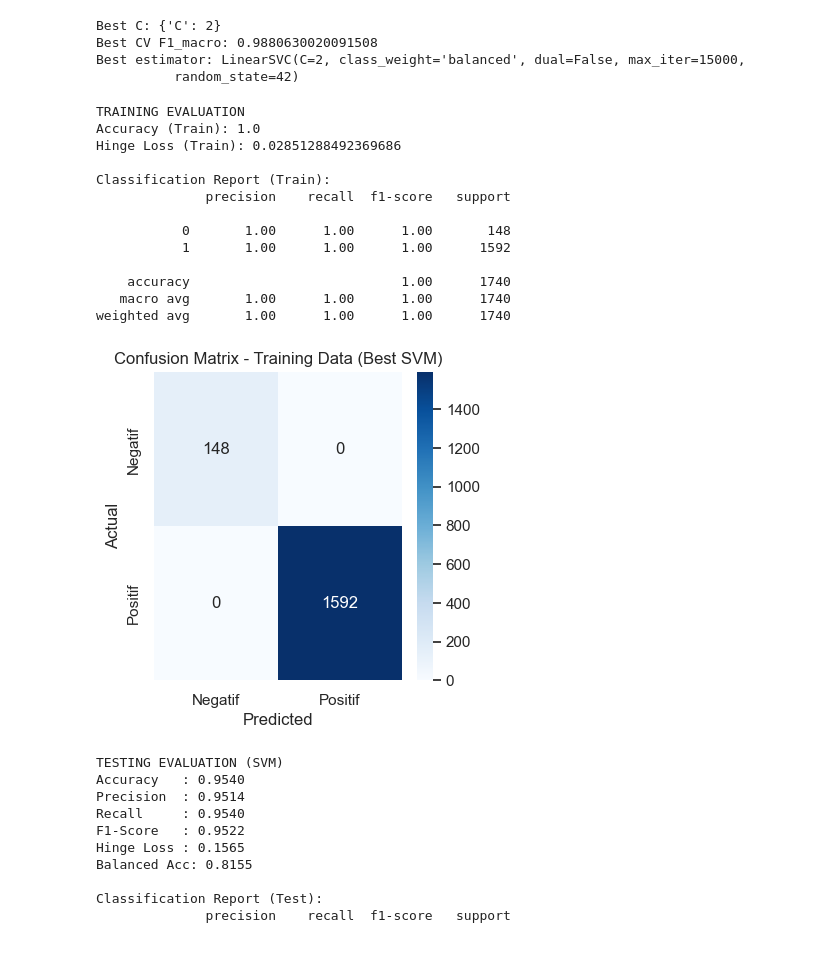
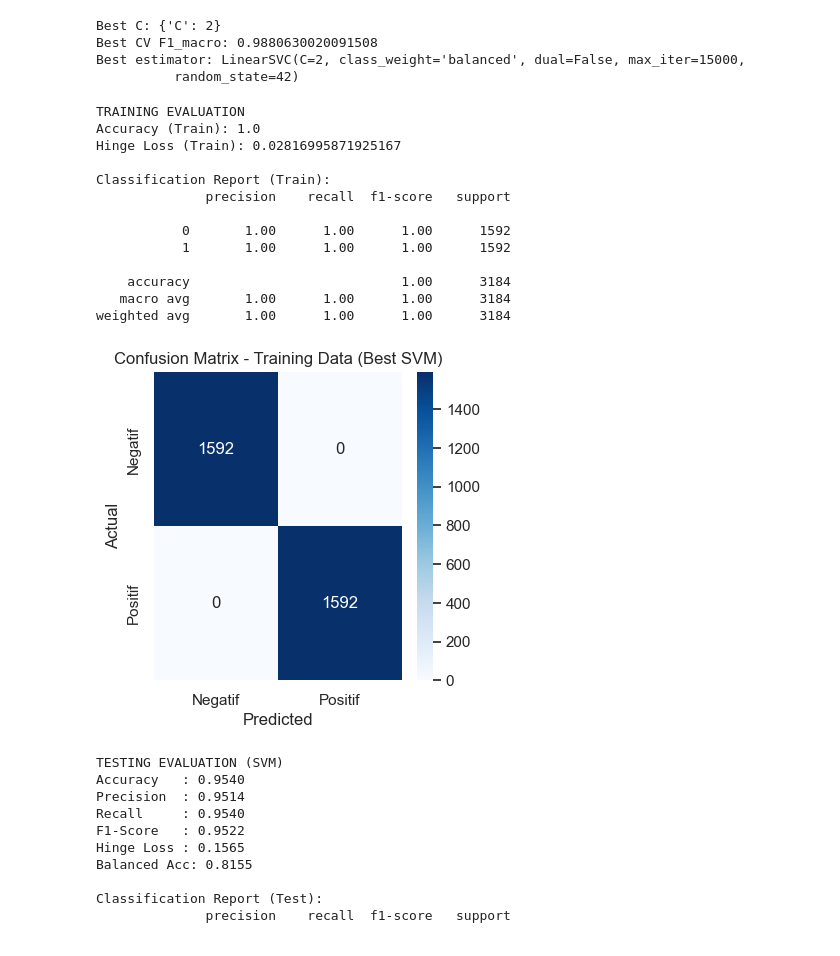
Before and after one commit to RinaldiHamzah/system-sentiment-monitoring-reviews, a Jupyter notebook: analisis/analisis_balance.ipynb, the cells around one changed output. Drawn from its saved outputs; the diff is of its cells as text; code cells hidden in the pictures.

```diff
--- a/analisis/analisis_balance.ipynb
+++ b/analisis/analisis_balance.ipynb
@@ -250,7 +275,8 @@ cv = StratifiedKFold(
 )
 
 param_grid = {
-    'alpha': [0.01, 0.05, 0.1, 0.5, 1.0, 10, 1000]
+    'alpha': [0.01, 0.05, 0.1, 0.5, 1.0, 10, 1000],
+     'norm': [False, True]
 }
 
 grid = GridSearchCV(
@@ -447,47 +474,47 @@ from sklearn.metrics import accuracy_score, classification_report, confusion_mat
 # Prediksi data testing
 print("TRAINING EVALUATION")
 
-y_pred = svm.predict(X_train_tfidf)
-y_score = svm.decision_function(X_train_tfidf)
+y_pred = svm.predict(X_train_bal)
+y_score = svm.decision_function(X_train_bal)
 
-train_acc = accuracy_score(y_train, y_pred)
-train_loss = hinge_loss(y_train, y_score)
+train_acc = accuracy_score(y_train_bal, y_pred)
+train_loss = hinge_loss(y_train_bal, y_score)
 
 print("Accuracy (Train):", train_acc)
 print("Hinge Loss (Train):", train_loss)
 print("\nClassification Report (Train):")
-print(classification_report(y_train, y_pred))
+print(classification_report(y_train_bal, y_pred))
 #confusing matrix
-cm = confusion_matrix(y_train, y_pred)
+cm = confusion_matrix(y_train_bal, y_pred)
 plt.figure(figsize=(4,4))
 sns.heatmap(
     cm,
     annot=True,
     fmt="d",
     cmap="Blues",
     xticklabels=["Negatif", "Positif"],
     yticklabels=["Negatif", "Positif"]
 )
 
 plt.xlabel("Predicted")
 plt.ylabel("Actual")
 plt.title("Confusion Matrix - Training Data (Best SVM)")
 plt.show()
 # %% [output]
 TRAINING EVALUATION
 Accuracy (Train): 1.0
-Hinge Loss (Train): 0.02851288492369686
+Hinge Loss (Train): 0.02816995871925167
 
 Classification Report (Train):
               precision    recall  f1-score   support
 
-           0       1.00      1.00      1.00       148
+           0       1.00      1.00      1.00      1592
            1       1.00      1.00      1.00      1592
 
-    accuracy                           1.00      1740
-   macro avg       1.00      1.00      1.00      1740
-weighted avg       1.00      1.00      1.00      1740
+    accuracy                           1.00      3184
+   macro avg       1.00      1.00      1.00      3184
+weighted avg       1.00      1.00      1.00      3184
-[figure, old version]
+[figure, new version]
 # %%
 from sklearn.metrics import (accuracy_score,balanced_accuracy_score,precision_score,recall_score,f1_score,classification_report,confusion_matrix,hinge_loss)
 
```
Also changed, not shown: parts of 13 cells of this notebook, 54 other files.
